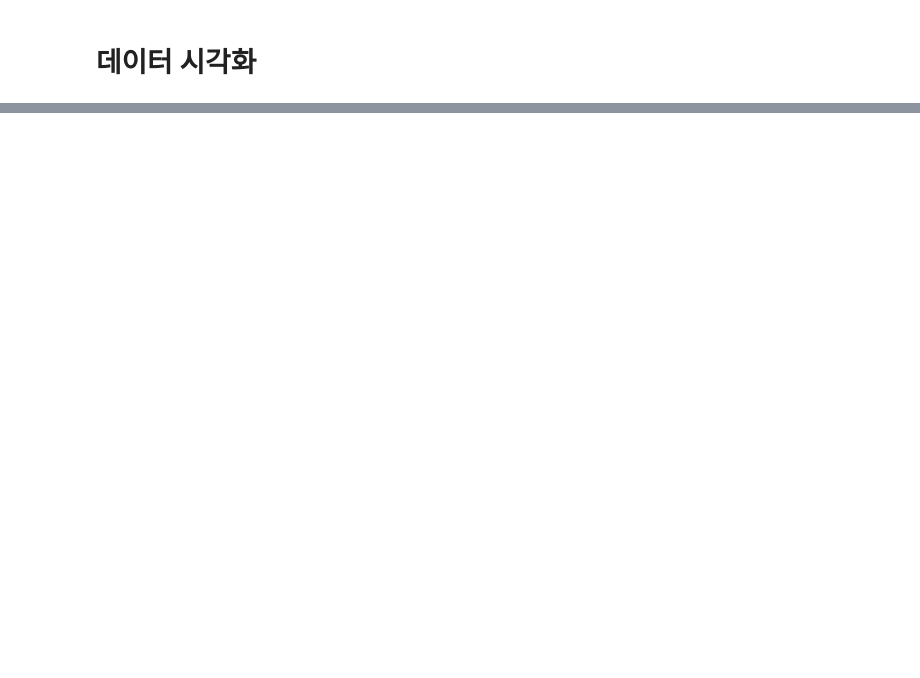
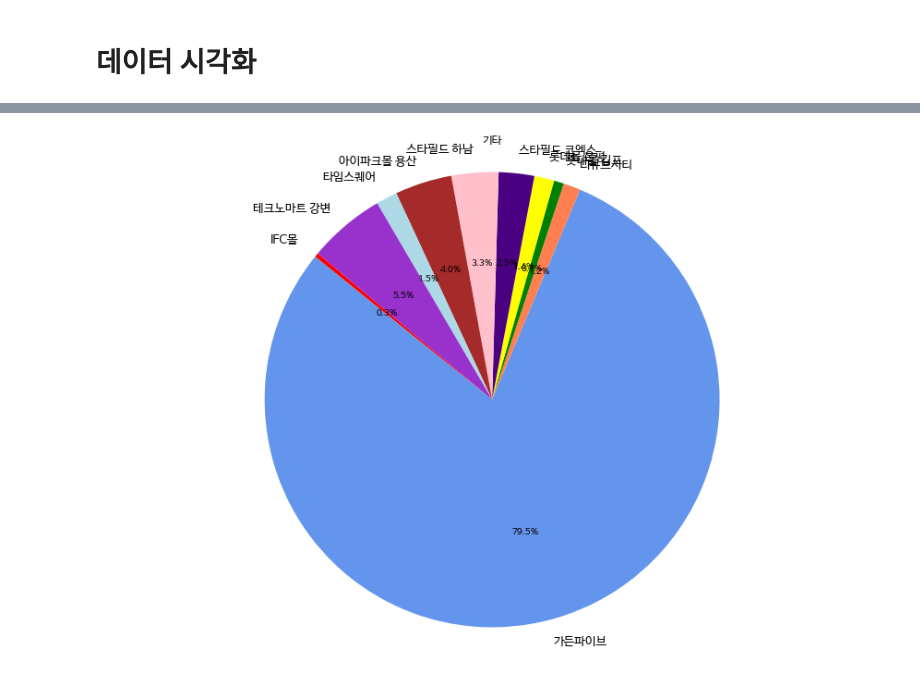
Before and after one commit to YoonkyungKim/multiplex, a Jupyter notebook: shopping_category_frequncy.ipynb, the cells around one changed output, grey strips where cells are left out. Cells and saved outputs as stored; diff of their text form; code cells hidden in the pictures; blank space fills up the shorter version.

```diff
--- a/shopping_category_frequncy.ipynb
+++ b/shopping_category_frequncy.ipynb
@@ -138,0 +189,14 @@ ax
+# %%
+labels = 'IFC몰', '가든파이브', '디큐브시티', '롯데몰 김포', '롯데몰 은평','스타필드 코엑스', '스타필드 하남', '아이파크몰 용산', '타임스퀘어', '테크노마트 강변'
+sizes = [3, 787, 12, 7, 14, 25, 33, 40, 15, 54]
+
+color=["red", "cornflowerblue","coral","green","yellow","indigo","pink","brown","lightblue","darkorchid"]
+plt.title('기타')
+# Plot
+plt.pie(sizes, labels=labels, colors=color,
+       autopct='%1.1f%%', startangle=140)
+
+plt.axis('equal')
+plt.show()
+# %% [output]
+[figure, added]
```
Also changed, not shown: parts of 26 cells of this notebook, 1 other file.
